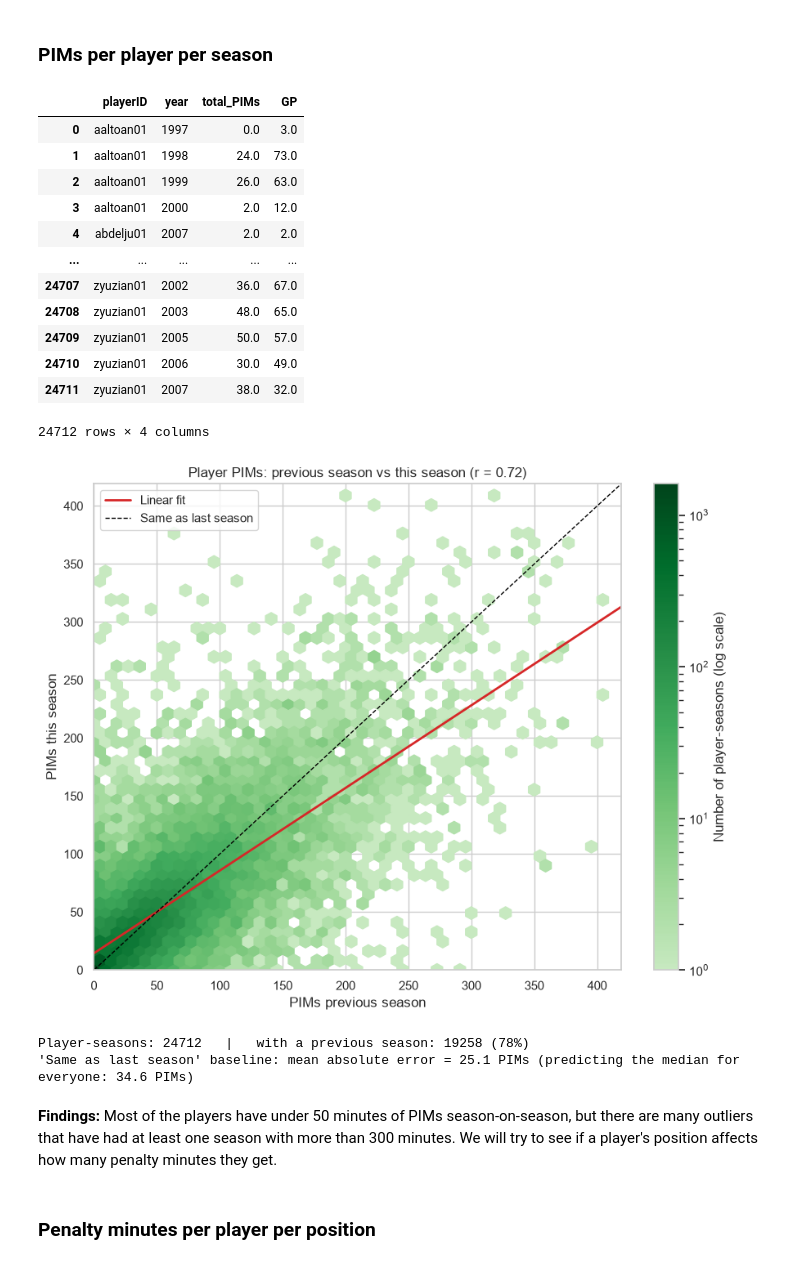
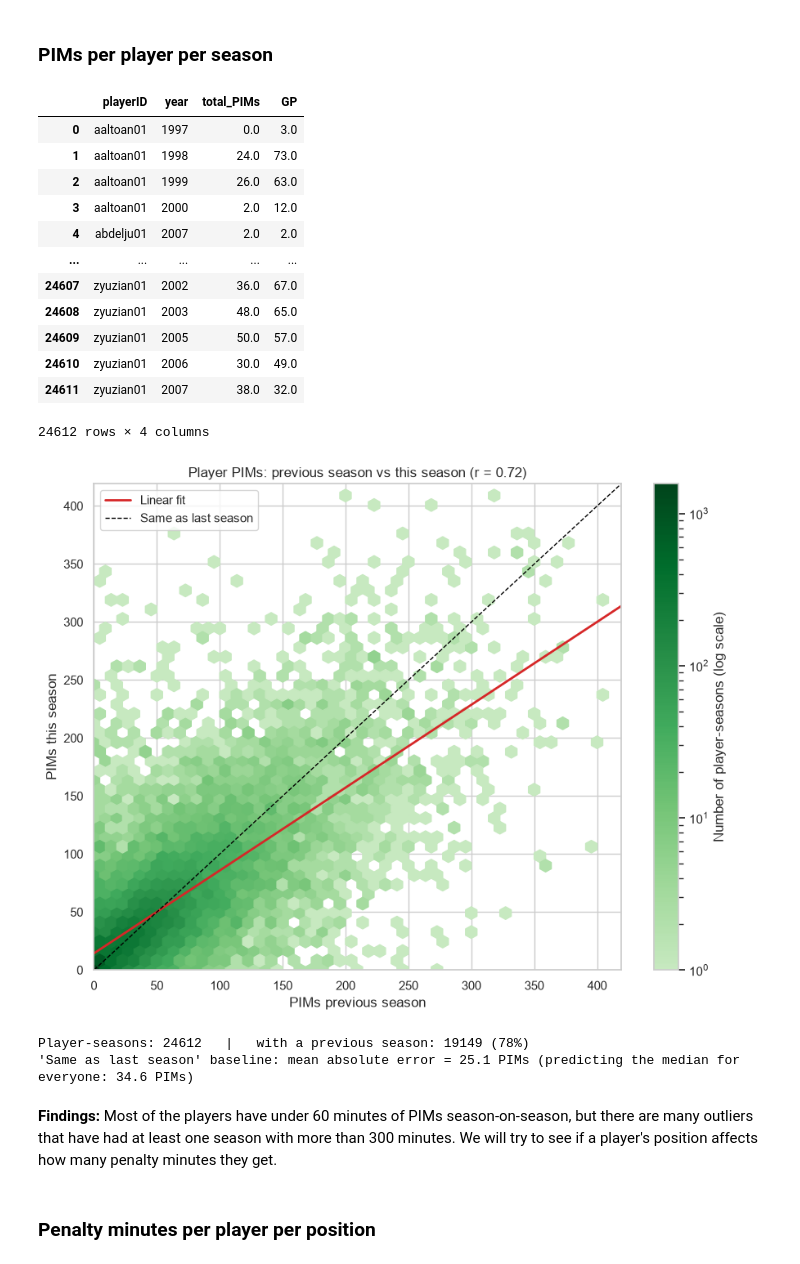
Before and after one commit to Nathan-Pinheiro/AC_hockey_predictions, a Jupyter notebook: data_analysis.ipynb, the cells around one changed output. Drawn from its saved outputs; the diff is of its cells as text; code cells hidden in the pictures.

```diff
--- a/data_analysis.ipynb
+++ b/data_analysis.ipynb
@@ -450,40 +450,38 @@ print(f"'Same as last season' baseline: mean absolute error = {mean_absolute_err
 # %%
 # Target: PIMs per player per season
 pims_player_df = scoring_1979.copy()
 
 # Add 0 to empty PIMs
 pims_player_df["PIM"] = pims_player_df["PIM"].apply(lambda x: 0.0 if int(pd.isna(x)) else x )
 
 # Rows with empty GP/PIM are players who only played in the playoffs (no regular-season games),
 # so they are not part of the regular-season target
 pims_player_df = pims_player_df.dropna(subset=["GP"])
 
 # Players can be traded to different teams every season, so we sum the total of PIMs for every season and team
 # the player has played
 pims_player_df = (
-    scoring_1979.groupby(["playerID", "year"])
+    pims_player_df.groupby(["playerID", "year"])
     .agg(total_PIMs=("PIM", "sum"), GP=("GP", "sum"))
     .reset_index()
     .sort_values(["playerID", "year"])
 )
 
-pims_player_df["total_PIMs"] = total_pims["PIM"]
-
 display(pims_player_df)
 # %% [output]
 |  | playerID | year | total_PIMs | GP |
 | 0 | aaltoan01 | 1997 | 0.0 | 3.0 |
 | 1 | aaltoan01 | 1998 | 24.0 | 73.0 |
 | 2 | aaltoan01 | 1999 | 26.0 | 63.0 |
 | 3 | aaltoan01 | 2000 | 2.0 | 12.0 |
 | 4 | abdelju01 | 2007 | 2.0 | 2.0 |
 | ... | ... | ... | ... | ... |
-| 24707 | zyuzian01 | 2002 | 36.0 | 67.0 |
-| 24708 | zyuzian01 | 2003 | 48.0 | 65.0 |
-| 24709 | zyuzian01 | 2005 | 50.0 | 57.0 |
-| 24710 | zyuzian01 | 2006 | 30.0 | 49.0 |
-| 24711 | zyuzian01 | 2007 | 38.0 | 32.0 |
+| 24607 | zyuzian01 | 2002 | 36.0 | 67.0 |
+| 24608 | zyuzian01 | 2003 | 48.0 | 65.0 |
+| 24609 | zyuzian01 | 2005 | 50.0 | 57.0 |
+| 24610 | zyuzian01 | 2006 | 30.0 | 49.0 |
+| 24611 | zyuzian01 | 2007 | 38.0 | 32.0 |
-24712 rows × 4 columns
+24612 rows × 4 columns
 # %%
 from matplotlib.colors import LinearSegmentedColormap
 
@@ -524,10 +522,10 @@ print(f"'Same as last season' baseline: mean absolute error = {mean_absolute_err
       f"(predicting the median for everyone: {median_mae:.1f} PIMs)")
 # %% [output]
 [figure]
-Player-seasons: 24712   |   with a previous season: 19258 (78%)
+Player-seasons: 24612   |   with a previous season: 19149 (78%)
 'Same as last season' baseline: mean absolute error = 25.1 PIMs (predicting the median for everyone: 34.6 PIMs)
 # %% [markdown]
-**Findings:** Most of the players have under 50 minutes of PIMs season-on-season, but there are many outliers that have had at least one season with more than 300 minutes. We will try to see if a player's position affects how many penalty minutes they get.
+**Findings:** Most of the players have under 60 minutes of PIMs season-on-season, but there are many outliers that have had at least one season with more than 300 minutes. We will try to see if a player's position affects how many penalty minutes they get.
 # %% [markdown]
 ### Penalty minutes per player per position
 # %%
```
Also changed, not shown: parts of 5 cells of this notebook, 4 other files.
